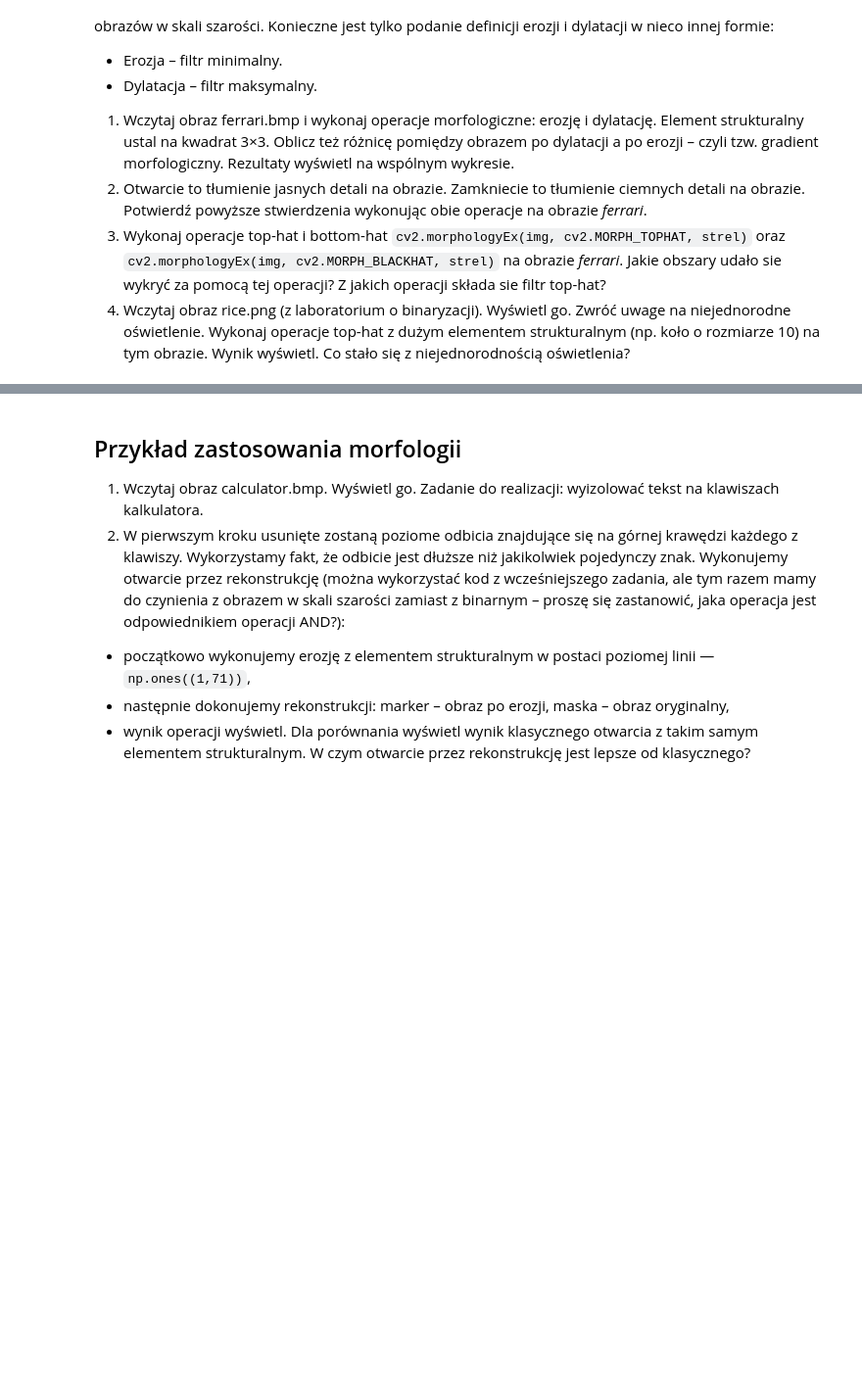
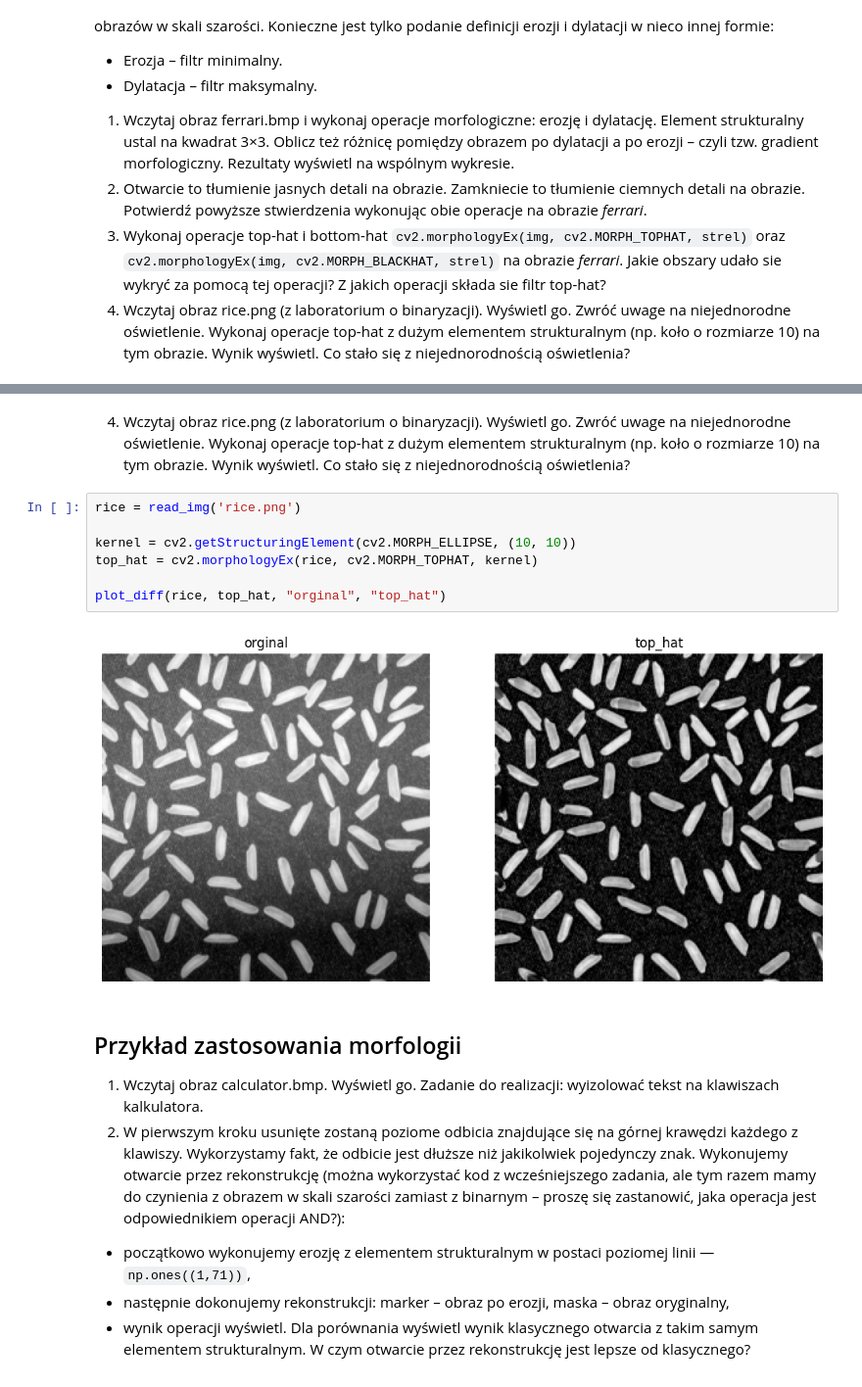
Before and after one commit to krudny/Image-processing, a Jupyter notebook: Lab7-morphology/10_morphology.ipynb, the cells around one changed output, grey strips where cells are left out. Shown at 98% size. Drawn from its saved outputs; the diff is of its cells as text; blank space fills up the shorter version.

```diff
--- a/Lab7-morphology/10_morphology.ipynb
+++ b/Lab7-morphology/10_morphology.ipynb
@@ -281,3 +317,14 @@ Wszystkie dotychczasowe operacje (oprócz transformacji trafi, nie trafi) mają
+# %% [markdown]
+4. Wczytaj obraz rice.png (z laboratorium o binaryzacji). Wyświetl go. Zwróć uwage na niejednorodne oświetlenie. Wykonaj operacje top-hat z dużym elementem strukturalnym (np. koło o rozmiarze 10) na tym obrazie. Wynik wyświetl. Co stało się z niejednorodnością oświetlenia?
+# %%
+rice = read_img('rice.png')
+
+kernel = cv2.getStructuringElement(cv2.MORPH_ELLIPSE, (10, 10))
+top_hat = cv2.morphologyEx(rice, cv2.MORPH_TOPHAT, kernel)
+
+plot_diff(rice, top_hat, "orginal", "top_hat")
+# %% [output]
+[figure, added]
 # %% [markdown]
 ## Przykład zastosowania morfologii
 
```
Also changed, not shown: parts of 9 cells of this notebook.
